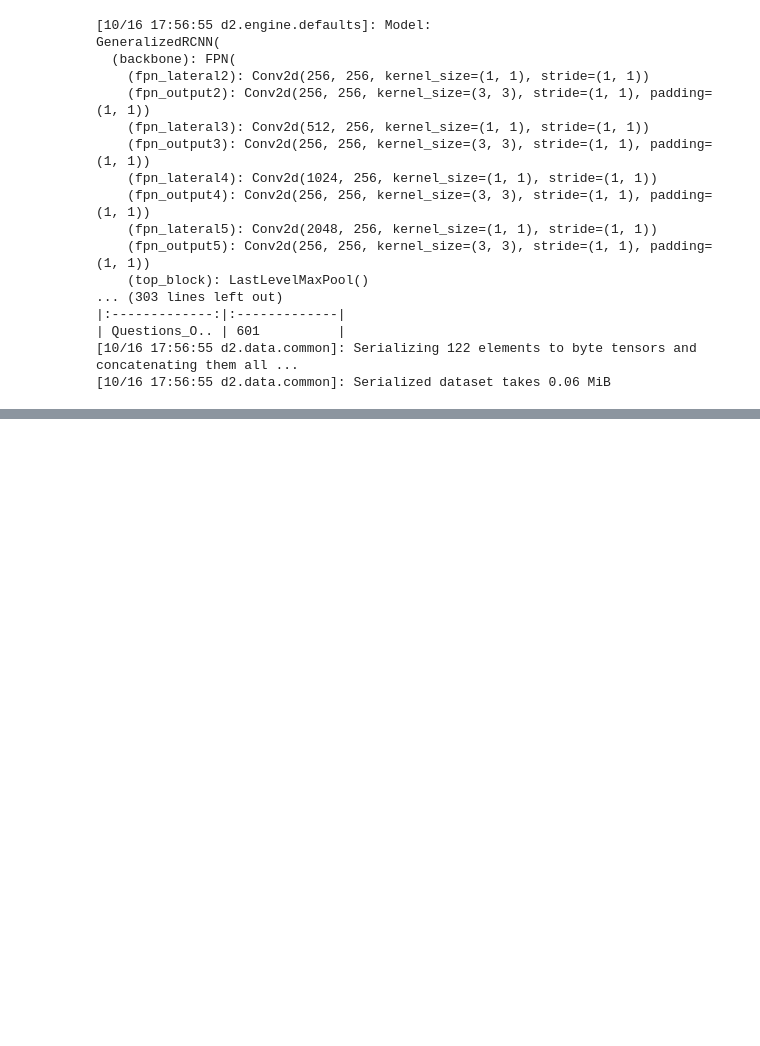
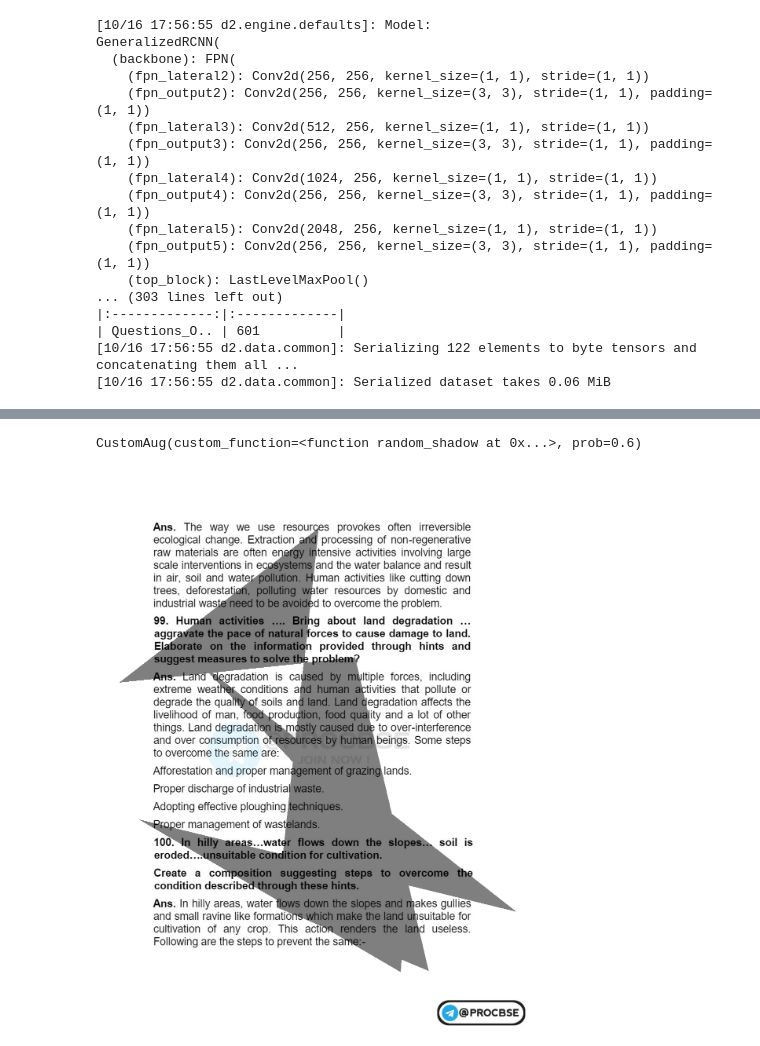
Before and after one commit to mahesh-jackett/layout-parser-detectron2-finetune, a Jupyter notebook: Test_Notebook.ipynb, the cells around one changed output, grey strips where cells are left out. Drawn from its saved outputs; the diff is of its cells as text; code cells hidden in the pictures; blank space fills up the shorter version.

Commit message:
custom augs added

```diff
--- a/Test_Notebook.ipynb
+++ b/Test_Notebook.ipynb
@@ -571,0 +622,31 @@ GeneralizedRCNN(
+# %%
+from detectron2.data import transforms as T
+import numpy as np
+from PIL import Image
+import cv2
+
+augs = KRandomAugmentationList(
+        [
+        CustomAug(random_shadow, prob = 0.6),
+        KRandomAugmentationList([CustomAug(channel_shuffle, prob = 0.9),CustomAug(rgb_shift, prob = 0.9), CustomAug(invert.apply, prob = 0.3)], k = 1),
+
+        KRandomAugmentationList([CustomAug(random_gamma, prob = 0.5), T.RandomBrightness(0.4,1.4),T.RandomSaturation(0.4,1.4), T.RandomContrast(0.4,1.4)],k = -1),
+
+        KRandomAugmentationList([CustomAug(random_noise, prob=0.7), CustomAug(blur.add_blur, prob=0.75), CustomAug(fog.apply, prob=0.7)], k = 1),
+
+        KRandomAugmentationList([CustomAug(F_.to_gray, prob = 0.75), CustomAug(to_sepia.apply, prob = 0.7), CustomAug(fancy_pca, prob=0.7), CustomAug(equalize_image.apply, prob = 0.4)], k = 1),
+        ],
+
+        k = -1)
+
+
+image = np.array(Image.open("/home/shady/Downloads/download3.jpeg")) # RGB image array
+# image = cv2.imread("/home/shady/Downloads/download4.jpeg")
+input_ = T.AugInput(image, boxes=None, sem_seg = None) #1 boxes and segments are optional
+transform = augs(input_)  # Apply the augmentation
+image_transformed = input_.image  # augmented image
+
+Image.fromarray(image_transformed) # show RGB image
+# %% [output]
+CustomAug(custom_function=<function random_shadow at 0x...>, prob=0.6)
+[figure, added]
```
Also changed, not shown: parts of 3 cells of this notebook, 2 other files.
